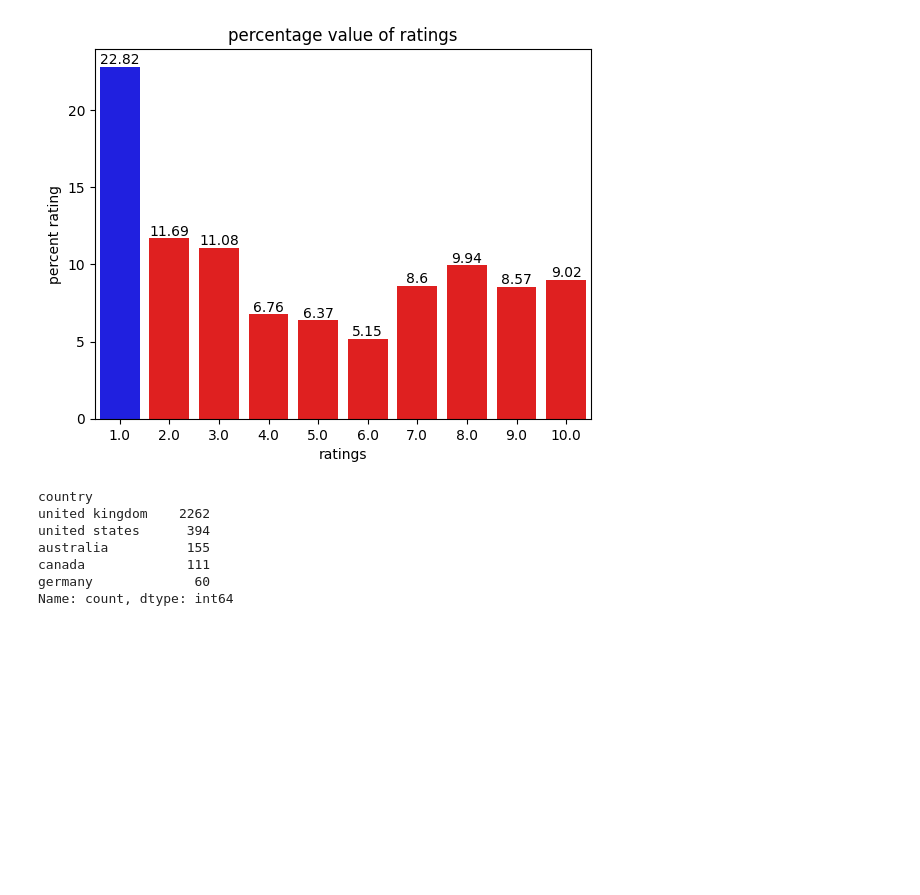
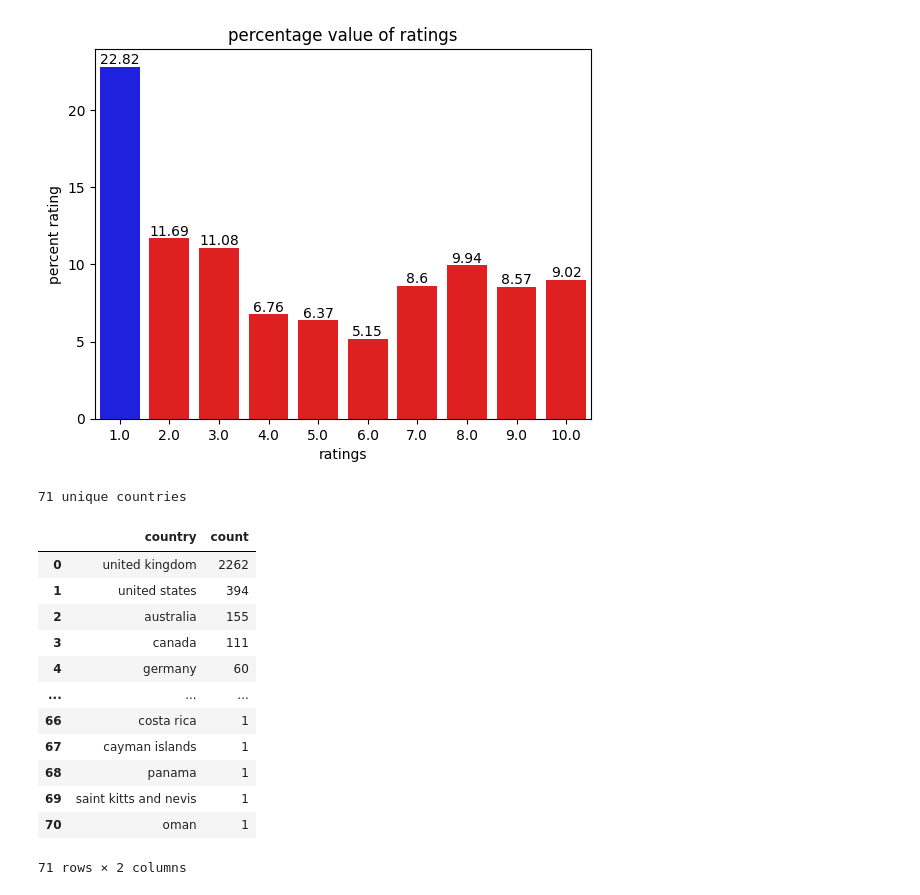
Before and after one commit to Ibeabuchi1/BA_internship, a Jupyter notebook: eda/eda_review.ipynb, the cells around one changed output. Saved outputs shown, nothing was run; the diff lists cells and outputs as text; code cells hidden in the pictures; blank space fills up the shorter version.

```diff
--- a/eda/eda_review.ipynb
+++ b/eda/eda_review.ipynb
@@ -79,13 +79,25 @@ ax.set_title('percentage value of ratings')
 # %% [output]
 Text(0.5, 1.0, 'percentage value of ratings')
 [figure]
-# %%
-df.country.value_counts()[:5]
-# %% [output]
-country
-united kingdom    2262
-united states      394
-australia          155
-canada             111
-germany             60
-Name: count, dtype: int64
+# %%
+print(f"{df.country.nunique()} unique countries")
+# %% [output]
+71 unique countries
+# %%
+df_country = pd.DataFrame(df.country.value_counts()).reset_index()
+# %%
+df_country
+# %% [output]
+|  | country | count |
+| 0 | united kingdom | 2262 |
+| 1 | united states | 394 |
+| 2 | australia | 155 |
+| 3 | canada | 111 |
+| 4 | germany | 60 |
+| ... | ... | ... |
+| 66 | costa rica | 1 |
+| 67 | cayman islands | 1 |
+| 68 | panama | 1 |
+| 69 | saint kitts and nevis | 1 |
+| 70 | oman | 1 |
+71 rows × 2 columns
```
Also changed, not shown: parts of 1 cell of this notebook.
